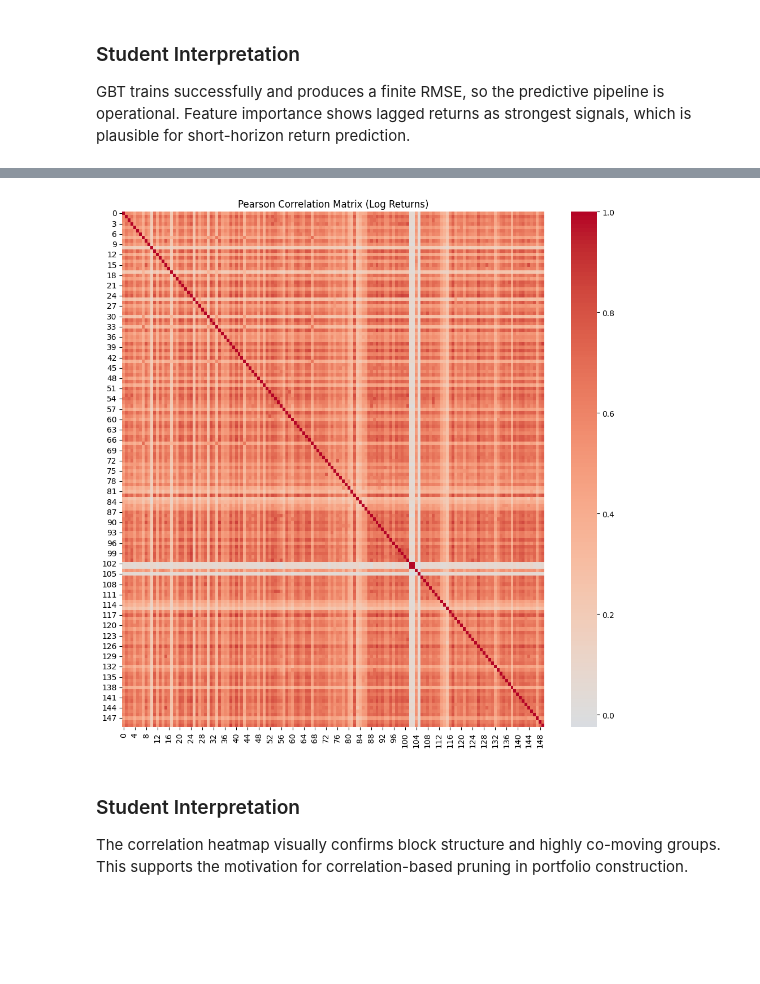
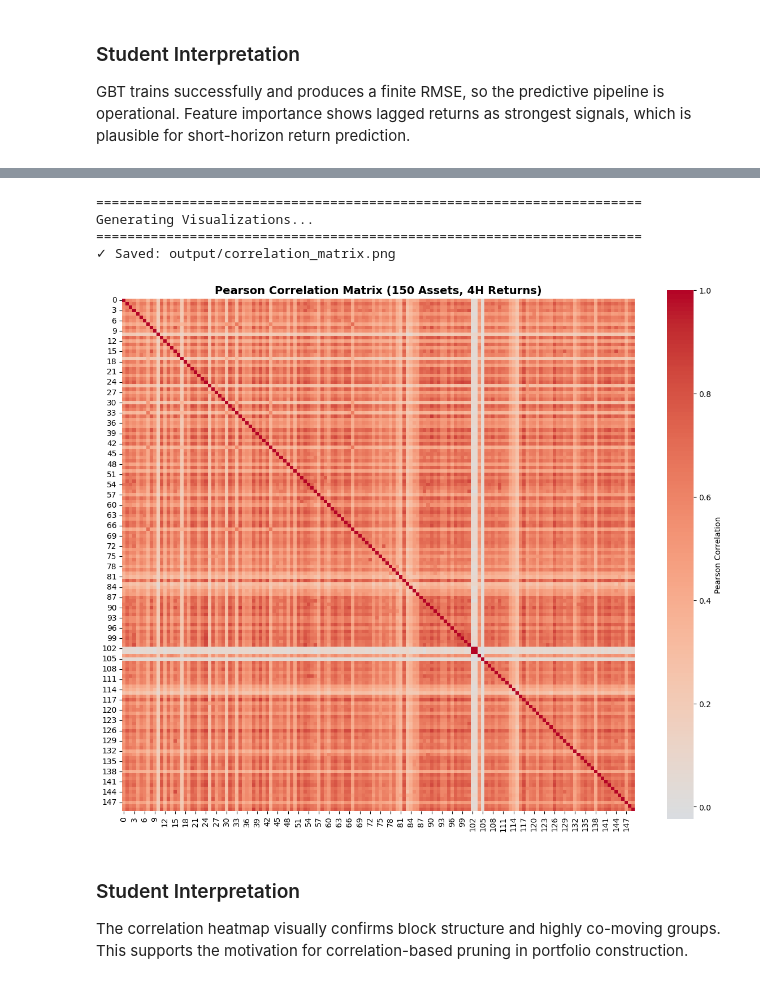
Before and after one commit to AndiCodesss/dp2project, a Jupyter notebook: 02_ml_models.ipynb, the cells around one changed output, grey strips where cells are left out. Saved outputs shown, nothing was run; the diff lists cells and outputs as text; code cells hidden in the pictures; blank space fills up the shorter version.

Commit message:
add detailed doc and enhanced print outputs to 02_ml_models

```diff
--- a/02_ml_models.ipynb
+++ b/02_ml_models.ipynb
@@ -90,6 +160,7 @@ This avoids Janino/codegen failures while preserving the most informative assets
 # %%
 import glob as globlib
 
+# Try Parquet first (faster, columnar); fall back to CSV if needed
 if os.path.exists(DATA_SOURCE) and os.listdir(DATA_SOURCE):
     print(f"Reading Parquet from: {DATA_SOURCE}")
     raw_df = spark.read.parquet(DATA_SOURCE)
@@ -98,22 +169,32 @@ elif os.path.exists(CSV_FALLBACK):
     csv_files = globlib.glob(os.path.join(CSV_FALLBACK, "*.csv"))
     if not csv_files:
         raise FileNotFoundError(f"No CSVs in {CSV_FALLBACK}")
+
+    # Define schema: each CSV is a single symbol's 4-hour OHLCV history
     schema = StructType([
-        StructField("datetime", StringType()), StructField("open", DoubleType()),
-        StructField("high", DoubleType()),     StructField("low", DoubleType()),
-        StructField("close", DoubleType()),    StructField("volume", DoubleType()),
-        StructField("quote_volume", DoubleType()), StructField("trades", LongType()),
+        StructField("datetime", StringType()),
+        StructField("open", DoubleType()),
+        StructField("high", DoubleType()),
+        StructField("low", DoubleType()),
+        StructField("close", DoubleType()),
+        StructField("volume", DoubleType()),
+        StructField("quote_volume", DoubleType()),
+        StructField("trades", LongType()),
         StructField("taker_buy_base", DoubleType()),
         StructField("taker_buy_quote", DoubleType()),
         StructField("ignore", DoubleType()),
     ])
     raw_df = spark.read.csv(csv_files, schema=schema, header=True)
+
+    # Extract symbol name from filename (e.g., "BTCUSDT-4h-2025-01.csv" -> "BTCUSDT")
     raw_df = raw_df.withColumn("_f", F.input_file_name())
     raw_df = raw_df.withColumn("symbol", F.regexp_extract("_f", r"([A-Z0-9]+)-\d+h-", 1))
     raw_df = raw_df.withColumn("timestamp", F.to_timestamp("datetime", "yyyy-MM-dd HH:mm:ss"))
 else:
     raise FileNotFoundError("No data found! Run notebook 01 first.")
 
+# Keep only the essential columns: timestamp, symbol, and closing price
+# (non-null close prices only)
 long_df = (
     raw_df
     .select(F.col("timestamp"), F.col("symbol"), F.col("close").cast("double"))
@@ -123,10 +204,10 @@ long_df = (
 
 row_count = long_df.count()
 symbols = sorted([r.symbol for r in long_df.select("symbol").distinct().collect()])
-print(f"Loaded {row_count:,} rows across {len(symbols)} assets.")
+print(f"Loaded {row_count:,} rows across {len(symbols)} unique assets.")
 
-# Large universes are great for data coverage, but the matrix-based models need a stable width.
-# We therefore keep the top symbols by number of observations.
+# Cap the wide-matrix universe to the most data-rich symbols
+# This prevents Spark code-generation failures on very wide pivots.
 symbol_obs = (
     long_df.groupBy("symbol")
     .agg(F.count("*").alias("n_obs"))
@@ -140,5 +221,6 @@ print(
     f"Using {len(model_symbols)} symbols for wide-matrix ML steps "
     f"(MAX_WIDE_MATRIX_SYMBOLS={MAX_WIDE_MATRIX_SYMBOLS})."
 )
+print(f"Dropped {len(symbols) - len(model_symbols)} assets due to sparse data or code-gen limits.")
 # %% [output]
 Reading Parquet from: crypto_data_parquet
@@ -565,15 +948,26 @@ Final portfolio (top 20):
 # %%
 os.makedirs(OUTPUT_FOLDER, exist_ok=True)
 
-# Correlation heatmap
-plt.figure(figsize=(10, 10))
-sns.heatmap(corr_mat, cmap="coolwarm", center=0)
-plt.title("Pearson Correlation Matrix (Log Returns)")
+print("\n" + "=" * 70)
+print("Generating Visualizations...")
+print("=" * 70)
+
+# Chart 1: Correlation heatmap
+plt.figure(figsize=(12, 10))
+sns.heatmap(corr_mat, cmap="coolwarm", center=0, square=True,
+            cbar_kws={"label": "Pearson Correlation"})
+plt.title(f"Pearson Correlation Matrix ({len(valid_cols)} Assets, 4H Returns)", fontsize=14, fontweight="bold")
 plt.tight_layout()
-plt.savefig(f"{OUTPUT_FOLDER}/correlation_matrix.png", dpi=150)
+filename = f"{OUTPUT_FOLDER}/correlation_matrix.png"
+plt.savefig(filename, dpi=150, bbox_inches="tight")
+print(f"✓ Saved: {filename}")
 plt.show()
 # %% [output]
+======================================================================
+Generating Visualizations...
+======================================================================
+✓ Saved: output/correlation_matrix.png
-[figure, old version]
+[figure, new version]
 # %% [markdown]
 ### Student Interpretation
 
```
Also changed, not shown: parts of 28 cells of this notebook.
